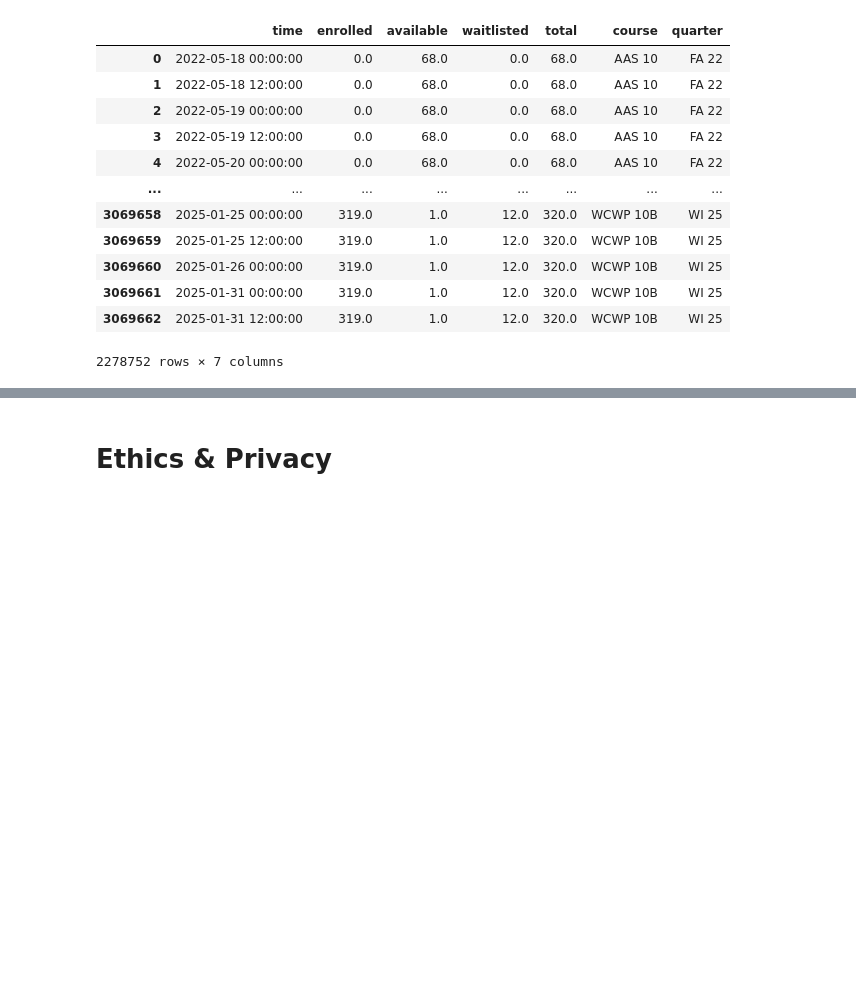
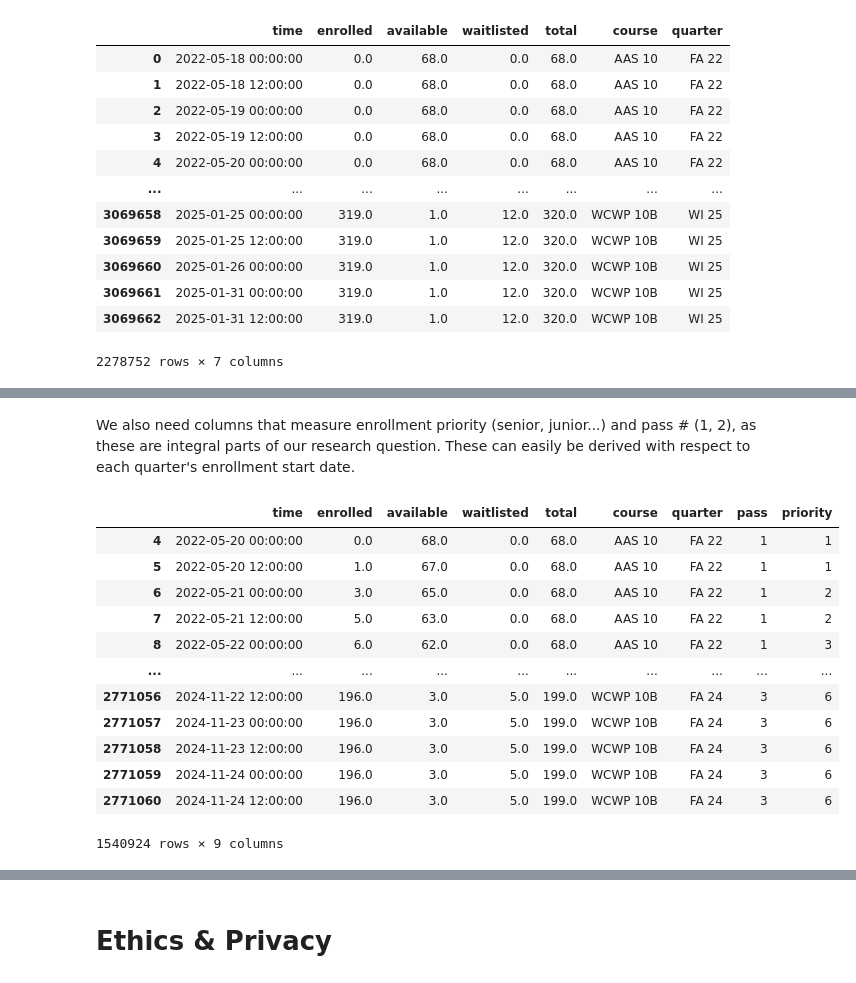
Before and after one commit to agovindu21/UCSD-EnrollAI, a Jupyter notebook: DataCheckpoint_Group087_WI25.ipynb, the cells around one changed output, grey strips where cells are left out. Saved outputs shown, nothing was run; the diff lists cells and outputs as text; code cells hidden in the pictures; blank space fills up the shorter version.

Commit message:
completed data checkpoint and improved proposal

```diff
--- a/DataCheckpoint_Group087_WI25.ipynb
+++ b/DataCheckpoint_Group087_WI25.ipynb
@@ -102,12 +131,9 @@ quarter_names = ['FA 22','WI 23', 'SP 23', 'FA 23', 'WI 24', 'SP 24', 'S1 24', '
 GITHUB_TOKEN = 'put in your token'
 # %%
 
-# check if the enrollment data file already exists
+# check if the new enrollment data file already exists
 if os.path.exists('enrollment_data.csv'):
-    df = pd.concat([
-    pd.read_csv(f'enrollment_data_part{i+1}.csv')
-    for i in range(4)], ignore_index=True)
-
+    df = pd.read_csv('enrollment_data.csv')
 else:
     # this function processes the data quarter by quarter
     def process_quarter(repo_link, quarter_name):
@@ -243,5 +269,5 @@ else:
             return combined_df
         return None
 
-    # Run the load_data function
+    # run the load_data function
     df = load_data()
@@ -274,0 +311,2 @@ df
+# %%
+df['time'] = pd.to_datetime(df['time'])
@@ -274,0 +375,5 @@ df
+# %%
+for key in enrollment_starts:
+    enrollment_starts[key] = pd.to_datetime(enrollment_starts[key], format='%m/%d/%y')
+
+enrollment_starts
@@ -274,0 +397,3 @@ df
+# %%
+df = df[df['quarter'].map(enrollment_starts) <= df['time']]
+df
@@ -274,0 +414,2 @@ df
+# %% [markdown]
+We also need columns that measure enrollment priority (senior, junior...) and pass # (1, 2), as these are integral parts of our research question. These can easily be derived with respect to each quarter's enrollment start date.
@@ -274,0 +476,21 @@ df
+# %%
+import warnings
+
+with warnings.catch_warnings():
+    warnings.simplefilter("ignore", category=pd.errors.SettingWithCopyWarning)
+    df[['pass', 'priority']] = df.apply(lambda row: registration_priority(row['time'], row['quarter']), axis=1, result_type='expand')
+df
+# %% [output]
+|  | time | enrolled | available | waitlisted | total | course | quarter | pass | priority |
+| 4 | 2022-05-20 00:00:00 | 0.0 | 68.0 | 0.0 | 68.0 | AAS 10 | FA 22 | 1 | 1 |
+| 5 | 2022-05-20 12:00:00 | 1.0 | 67.0 | 0.0 | 68.0 | AAS 10 | FA 22 | 1 | 1 |
+| 6 | 2022-05-21 00:00:00 | 3.0 | 65.0 | 0.0 | 68.0 | AAS 10 | FA 22 | 1 | 2 |
+| 7 | 2022-05-21 12:00:00 | 5.0 | 63.0 | 0.0 | 68.0 | AAS 10 | FA 22 | 1 | 2 |
+| 8 | 2022-05-22 00:00:00 | 6.0 | 62.0 | 0.0 | 68.0 | AAS 10 | FA 22 | 1 | 3 |
+| ... | ... | ... | ... | ... | ... | ... | ... | ... | ... |
+| 2771056 | 2024-11-22 12:00:00 | 196.0 | 3.0 | 5.0 | 199.0 | WCWP 10B | FA 24 | 3 | 6 |
+| 2771057 | 2024-11-23 00:00:00 | 196.0 | 3.0 | 5.0 | 199.0 | WCWP 10B | FA 24 | 3 | 6 |
+| 2771058 | 2024-11-23 12:00:00 | 196.0 | 3.0 | 5.0 | 199.0 | WCWP 10B | FA 24 | 3 | 6 |
+| 2771059 | 2024-11-24 00:00:00 | 196.0 | 3.0 | 5.0 | 199.0 | WCWP 10B | FA 24 | 3 | 6 |
+| 2771060 | 2024-11-24 12:00:00 | 196.0 | 3.0 | 5.0 | 199.0 | WCWP 10B | FA 24 | 3 | 6 |
+1540924 rows × 9 columns
```
Also changed, not shown: parts of 32 cells of this notebook, 1 other file.
